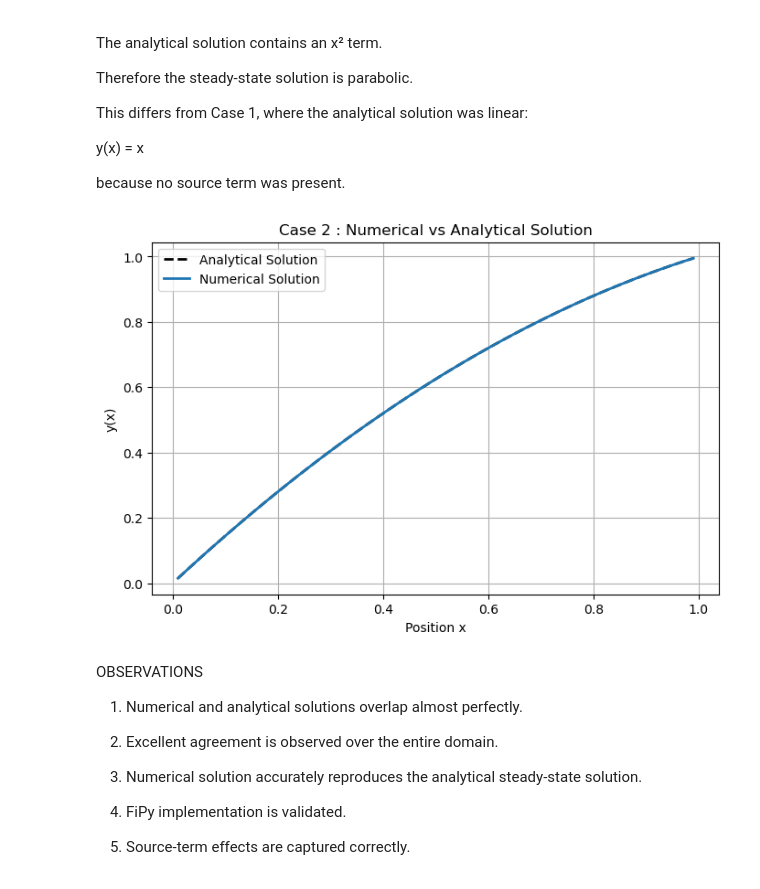
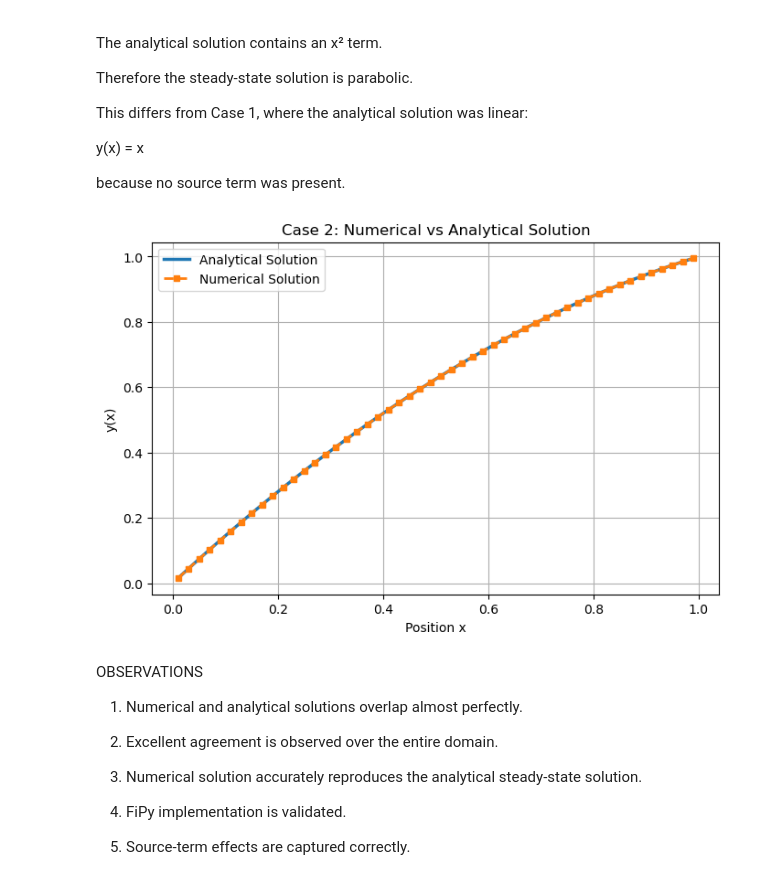
Before and after one commit to ShobhitRajguru/1D-Diffusion-Equation-Solver-FiPy, a Jupyter notebook: Case_2_Dirichlet_Source/Case_2.ipynb, the cells around one changed output. Cells and saved outputs as stored; diff of their text form; code cells hidden in the pictures.

```diff
--- a/Case_2_Dirichlet_Source/Case_2.ipynb
+++ b/Case_2_Dirichlet_Source/Case_2.ipynb
@@ -918,7 +919,7 @@ x = np.array(mesh.cellCenters[0])
 y = CellVariable(
     name="y",
     mesh=mesh,
-    value=np.sin(np.pi*x)
+    value=np.sin(np.pi * x)
 )
 
 y.constrain(0.0, mesh.facesLeft)
@@ -932,7 +933,6 @@ eq = (
 )
 
 for step in range(steps):
-
     eq.solve(var=y, dt=dt)
 
 numerical = np.array(y.value)
@@ -941,40 +941,49 @@ numerical = np.array(y.value)
 # ANALYTICAL SOLUTION
 # =====================================================
 
-analytical = -0.5*x**2 + 1.5*x
+analytical = -0.5 * x**2 + 1.5 * x
 
 # =====================================================
 # COMPARISON PLOT
 # =====================================================
 
 plt.figure(figsize=(8,5))
 
+# Analytical Solution (continuous line)
 plt.plot(
     x,
     analytical,
-    'k--',
-    linewidth=2,
+    '-',
+    linewidth=2.5,
     label='Analytical Solution'
 )
 
+# Numerical Solution (dashed line with square markers)
 plt.plot(
     x,
     numerical,
+    '--s',
     linewidth=2,
+    markersize=5,
     label='Numerical Solution'
 )
 
-plt.title("Case 2 : Numerical vs Analytical Solution")
-
+plt.title("Case 2: Numerical vs Analytical Solution")
 plt.xlabel("Position x")
 plt.ylabel("y(x)")
 
 plt.grid(True)
 plt.legend()
 
+plt.savefig(
+    "Numerical_vs_Analytical.png",
+    dpi=300,
+    bbox_inches='tight'
+)
+
 plt.show()
 # %% [output]
-[figure, old version]
+[figure, new version]
 # %% [markdown]
 OBSERVATIONS
 
```
Also changed, not shown: parts of 5 cells of this notebook, 1 other file.
